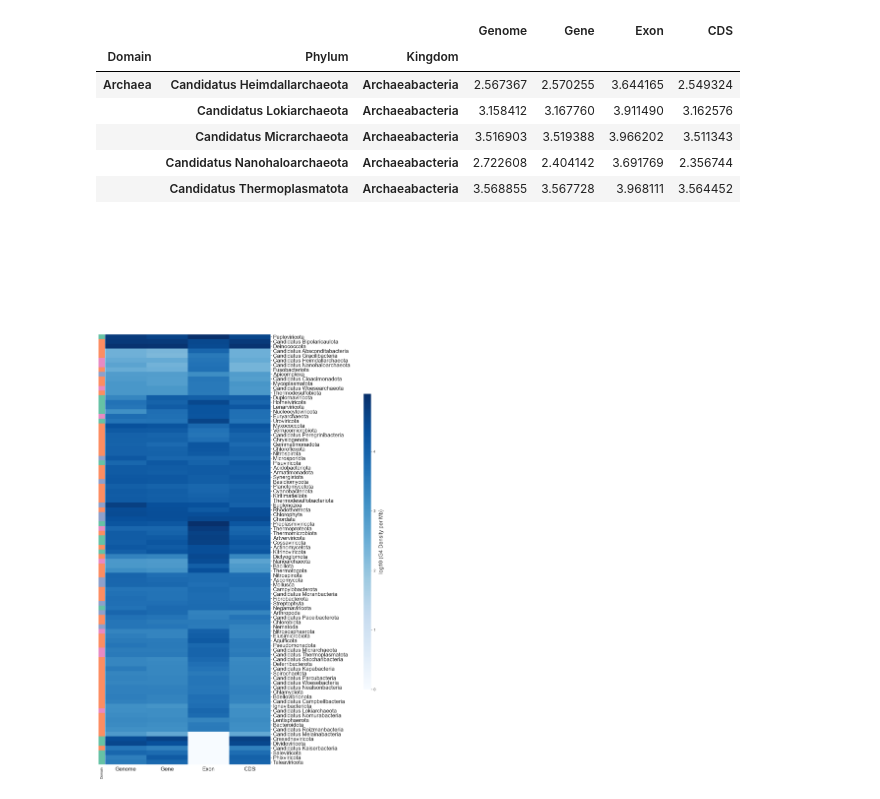
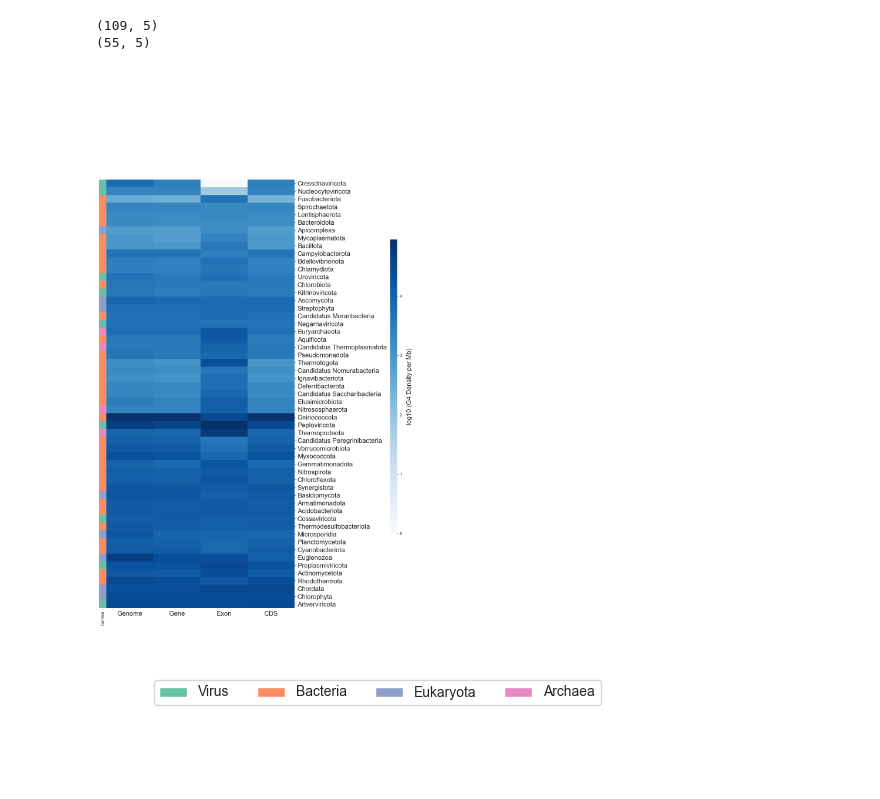
Before and after one commit to Georgakopoulos-Soares-lab/Quadrupia, a Jupyter notebook: notebooks/7_g4_distribution_genomic_compartments_g4hunter.ipynb, the cells around one changed output. Drawn from its saved outputs; the diff is of its cells as text; code cells hidden in the pictures; blank space fills up the shorter version.

Commit message:
remove species with subcompartments, fix data transform, fill na values

```diff
--- a/notebooks/7_g4_distribution_genomic_compartments_g4hunter.ipynb
+++ b/notebooks/7_g4_distribution_genomic_compartments_g4hunter.ipynb
@@ -77,5 +76,5 @@ df_g4['G4 Density per Mb: Genome'] = df_g4['Total G4 Length']/df_g4['Genome Size
 df_g4['G4 Density per Mb: Gene'] = df_g4['G4s in Genes']/df_g4['Genes'] * 1000000
 df_g4['G4 Density per Mb: Exon'] = df_g4['G4s in Exons']/df_g4['Exons'] * 1000000
 df_g4['G4 Density per Mb: CDS'] = df_g4['G4s in CDS']/df_g4['CDS'] * 1000000
-df_g4.head(100)
+df_g4.sort_values(by='G4 Density per Mb: Genome', ascending=False, inplace=True)
 df_g4.to_csv(f'{BASE_DIR}/results/g4hunter_combined_dist_data.csv', index=False)
@@ -153,58 +138,75 @@ plt.tight_layout()
 # %%
 # create new dataframe for grouped phylum plots
-df_phylum_plot = df_g4[['Domain', 'Kingdom', 'Phylum', 'G4 Density per Mb: Genome', 'G4 Density per Mb: Gene', 'G4 Density per Mb: Exon', 'G4 Density per Mb: CDS']]
-df_phylum_plot = df_phylum_plot.melt(id_vars=['Domain', 'Kingdom', 'Phylum'], var_name='Feature', value_name='G4 Density per Mb')
-# extract genomic feature from the column name
+df_phylum_plot = df_g4[['Domain', 'Phylum', 'G4 Density per Mb: Genome', 'G4 Density per Mb: Gene', 'G4 Density per Mb: Exon', 'G4 Density per Mb: CDS']]
+df_phylum_plot = df_phylum_plot.melt(id_vars=['Domain', 'Phylum'], var_name='Feature', value_name='G4 Density per Mb')
 df_phylum_plot['Feature'] = df_phylum_plot['Feature'].apply(lambda x: x.split(': ')[1])
+
 df_heatmap = df_phylum_plot.pivot_table(index=['Domain', 'Phylum'], columns=['Feature'], values='G4 Density per Mb', aggfunc='mean')
-df_heatmap.fillna(0, inplace=True)
 df_heatmap = df_heatmap.apply(lambda x: np.log10(x+1))
 df_heatmap = df_heatmap[['Genome', 'Gene', 'Exon', 'CDS']]
-# filter rows with less than 5 species
-df_phylum_count = df_phylum_plot.pivot_table(index=['Domain', 'Kingdom', 'Phylum'], values='G4 Density per Mb', aggfunc='count')
+
+# get number of species for each phylum
+df_phylum_count = df_phylum_plot.pivot_table(index=['Domain', 'Phylum'], values='G4 Density per Mb', aggfunc='count')
 df_phylum_count.rename(columns={'G4 Density per Mb': 'Count'}, inplace=True)
+# divide by 4 to get the number of species (since we have 4 features for each species)
+df_phylum_count['Count'] = df_phylum_count['Count'] / 4
+df_phylum_count = df_phylum_count.astype(int)
+
+# filter out phyla with less than 5 species
 df_heatmap = df_heatmap.join(df_phylum_count, how='inner')
+df_heatmap.sort_values(by='Count', ascending=True, inplace=True)
+print(df_heatmap.shape)
 df_heatmap = df_heatmap[df_heatmap['Count'] >= 5]
+print(df_heatmap.shape)
+df_heatmap.head()
 df_heatmap.drop(columns=['Count'], inplace=True)
-df_heatmap.head()
 # %% [output]
-|  |  |  | Genome | Gene | Exon | CDS |
-| Domain | Phylum | Kingdom |  |  |  |  |
-| Archaea | Candidatus Heimdallarchaeota | Archaeabacteria | 2.567367 | 2.570255 | 3.644165 | 2.549324 |
-|  | Candidatus Lokiarchaeota | Archaeabacteria | 3.158412 | 3.167760 | 3.911490 | 3.162576 |
-|  | Candidatus Micrarchaeota | Archaeabacteria | 3.516903 | 3.519388 | 3.966202 | 3.511343 |
-|  | Candidatus Nanohaloarchaeota | Archaeabacteria | 2.722608 | 2.404142 | 3.691769 | 2.356744 |
-|  | Candidatus Thermoplasmatota | Archaeabacteria | 3.568855 | 3.567728 | 3.968111 | 3.564452 |
+(109, 5)
+(55, 5)
 # %%
 # clustermap with phylum on y-axis and genomic feature on x-axis
 domains = df_heatmap.index.get_level_values("Domain")
 domain_colors = pd.Series(domains, index=df_heatmap.index).map(color_map)
 
+# add numerical values to heatmap
 g = sns.clustermap(
     df_heatmap,
     xticklabels=True,
     yticklabels=True,
     col_cluster=False,
     row_cluster=True,
     row_colors=domain_colors,
     cmap="Blues",
 )
+
 # hide dendrograms
 g.ax_row_dendrogram.set_visible(False)
 
 # formatting labels
 g.ax_heatmap.set_xlabel('')
 g.ax_heatmap.set_ylabel('')
 g.ax_heatmap.set_xticklabels(g.ax_heatmap.get_xticklabels(), fontsize=16)
 ylabels = [str(x).split('-')[1].replace("')", "") for x in g.ax_heatmap.get_yticklabels()]
 g.ax_heatmap.set_yticklabels(ylabels, fontsize=16)
 
 # set colorbar position
-plt.gcf().axes[-1].set_position([0.85, 0.2, .02, .5])
+plt.gcf().axes[-1].set_position([0.98, 0.2, .02, .5])
 plt.gcf().axes[-1].set_ylabel('log10 (G4 Density per Mb)', labelpad=10, fontsize=16)
-plt.gcf().set_size_inches(15, 24)
+plt.gcf().set_size_inches(12, 20)
 
 plt.tight_layout()
 plt.savefig(f'{BASE_DIR}/plots/feature_vs_phylum_g4_density_g4hunter.png', bbox_inches='tight')
+
+# create a legend for domain colors
+fig, ax = plt.subplots()
+fig.set_size_inches(7, 1)
+for domain, color in color_map.items():
+    ax.bar(domain, 0, color=color, label=domain)
+# set label font size
+ax.legend(fontsize=16)
+ax.legend(loc='center', ncol=4)
+plt.axis('off')
+plt.savefig(f'{BASE_DIR}/plots/domain_color_legend.png', bbox_inches='tight')
 # %% [output]
-[figure, old version]
+[figure, new version]
+[figure, added]
```
Also changed, not shown: parts of 5 cells of this notebook, 3 other files.
